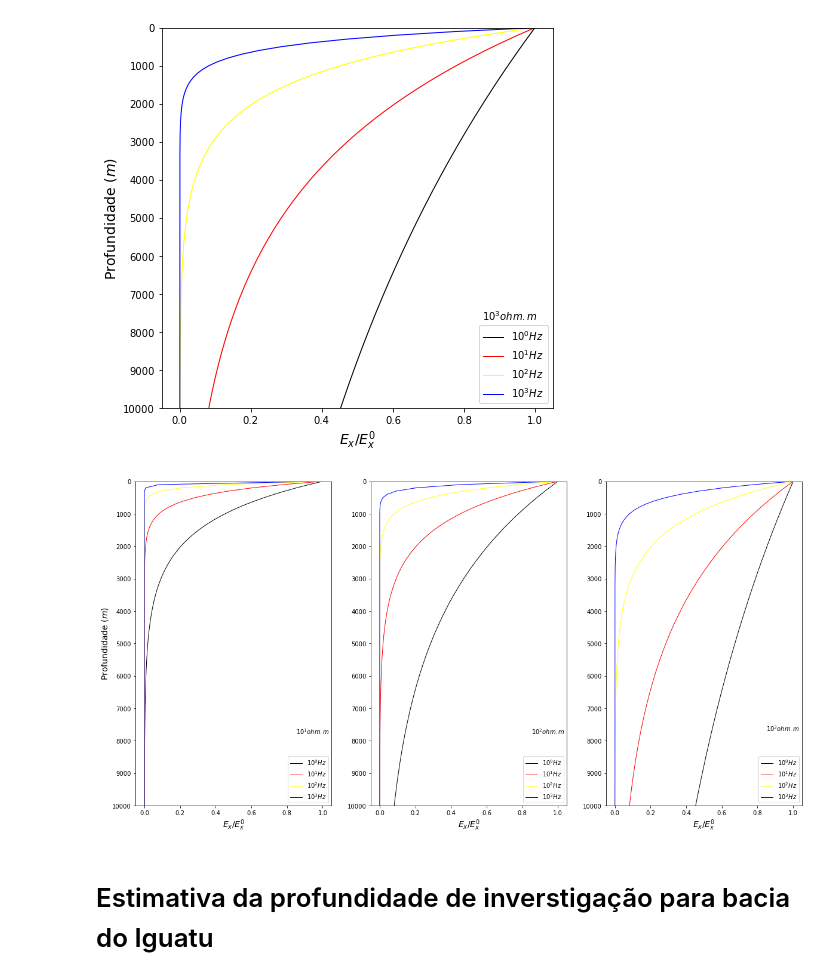
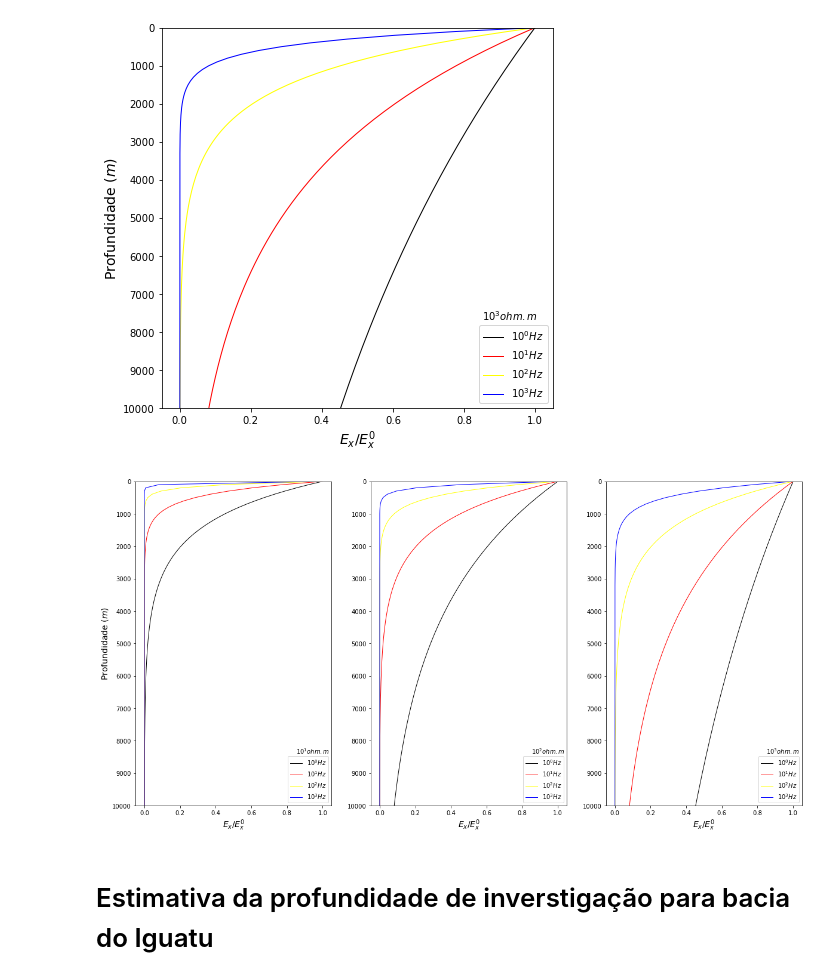
Before and after one commit to arturbenevides/MSc_Geophysics, a Jupyter notebook: Notebooks/Skin Depth.ipynb, the cells around one changed output. Drawn from its saved outputs; the diff is of its cells as text; code cells hidden in the pictures.

```diff
--- a/Notebooks/Skin Depth.ipynb
+++ b/Notebooks/Skin Depth.ipynb
@@ -223,43 +223,43 @@ freq1000 = plt.plot(delta13, z, label="$10^{3} Hz$",linestyle='solid', color='bl
 plt.legend()
 plt.ylabel('Profundidade $(m)$', fontsize=14)
 plt.xlabel('$E_{x} / E_{x}^{0}$', fontsize=14)
-plt.text(0.85,7800,"$10^{1} ohm.m$", fontsize=10)
+plt.text(0.85,8400,"$10^{1} ohm.m$", fontsize=10)
 plt.yticks(np.arange(0, 100001, 1000))
 pylab.ylim([10000,0])
 
 
 ##
 plt.subplot(132)
 freq1 = plt.plot(depth2, z, label="$10^{0} Hz$", linestyle='solid', color='black', linewidth=1)
 
 freq10 = plt.plot(depth3, z, label="$10^{1} Hz$", linestyle='solid', color='red', linewidth=1)
 
 freq100 = plt.plot(depth4, z, label="$10^{2} Hz$", linestyle='solid', color='yellow', linewidth=1)
 
 freq1000 = plt.plot(depth5, z, label="$10^{3} Hz$", linestyle='solid', color='blue', linewidth=1)
 plt.legend()
 plt.xlabel('$E_{x} / E_{x}^{0}$', fontsize=14)
-plt.text(0.85,7800,"$10^{2} ohm.m$", fontsize=10)
+plt.text(0.85,8400,"$10^{2} ohm.m$", fontsize=10)
 plt.yticks(np.arange(0, 100001, 1000))
 pylab.ylim([10000,0])
 
 ##
 plt.subplot(133)
 freq1 = plt.plot(depth20, z, label="$10^{0} Hz$", linestyle='solid', color='black', linewidth=1)
 freq10 = plt.plot(depth30, z, label="$10^{1} Hz$", linestyle='solid', color='red', linewidth=1)
 freq100 = plt.plot(depth40, z, label="$10^{2} Hz$", linestyle='solid', color='yellow', linewidth=1)
 freq1000 = plt.plot(depth50, z, label="$10^{3} Hz$", linestyle='solid', color='blue', linewidth=1)
 plt.legend()
 plt.xlabel('$E_{x} / E_{x}^{0}$', fontsize=14)
-plt.text(0.85,7700,"$10^{3} ohm.m$", fontsize=10)
+plt.text(0.85,8400,"$10^{3} ohm.m$", fontsize=10)
 plt.yticks(np.arange(0, 100001, 1000))
 pylab.ylim([10000,0])
 
 
 plt.show()
 fig.savefig('skindepth.png', dpi=600)
 # %% [output]
-[figure, old version]
+[figure, new version]
 # %% [markdown]
 # Estimativa da profundidade de inverstigação para bacia do Iguatu
 # %% [markdown]
```
Also changed, not shown: 2 other files.
